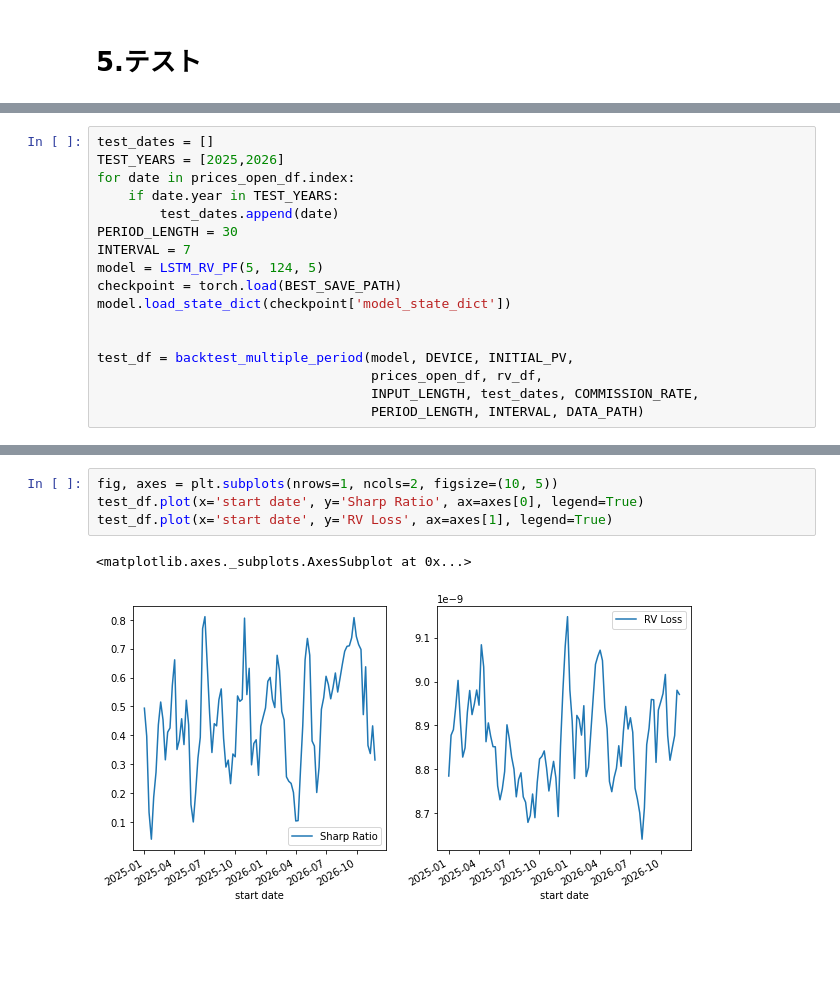
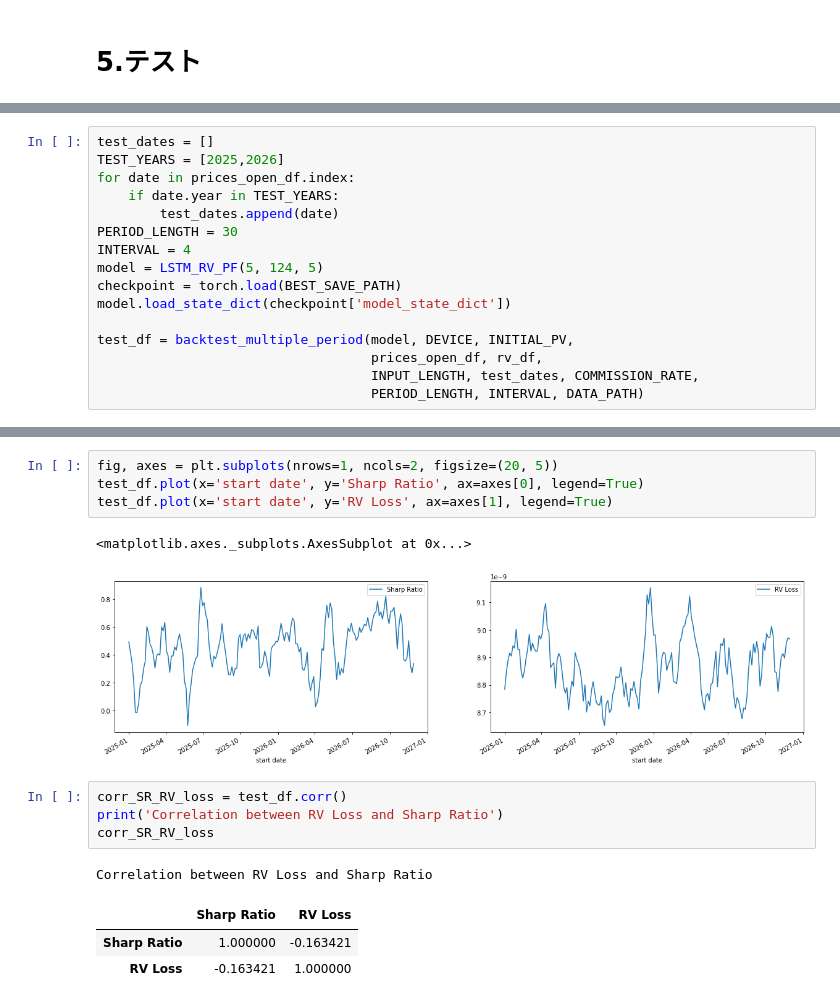
Before and after one commit to ryuji-hashimoto0110/RV_portfolio, a Jupyter notebook: notebooks/RV_PF_simulation.ipynb, the cells around one changed output, grey strips where cells are left out. Saved outputs shown, nothing was run; the diff lists cells and outputs as text; blank space fills up the shorter version.

```diff
--- a/notebooks/RV_PF_simulation.ipynb
+++ b/notebooks/RV_PF_simulation.ipynb
@@ -222,11 +233,10 @@ for date in prices_open_df.index:
     if date.year in TEST_YEARS:
         test_dates.append(date)
 PERIOD_LENGTH = 30
-INTERVAL = 7
+INTERVAL = 4
 model = LSTM_RV_PF(5, 124, 5)
 checkpoint = torch.load(BEST_SAVE_PATH)
 model.load_state_dict(checkpoint['model_state_dict'])
-
 
 test_df = backtest_multiple_period(model, DEVICE, INITIAL_PV,
                                    prices_open_df, rv_df,
@@ -251,7 +254,16 @@ test_df
 # %%
-fig, axes = plt.subplots(nrows=1, ncols=2, figsize=(10, 5))
+fig, axes = plt.subplots(nrows=1, ncols=2, figsize=(20, 5))
 test_df.plot(x='start date', y='Sharp Ratio', ax=axes[0], legend=True)
 test_df.plot(x='start date', y='RV Loss', ax=axes[1], legend=True)
 # %% [output]
 <matplotlib.axes._subplots.AxesSubplot at 0x...>
-[figure, old version]
+[figure, new version]
+# %%
+corr_SR_RV_loss = test_df.corr()
+print('Correlation between RV Loss and Sharp Ratio')
+corr_SR_RV_loss
+# %% [output]
+Correlation between RV Loss and Sharp Ratio
+|  | Sharp Ratio | RV Loss |
+| Sharp Ratio | 1.000000 | -0.163421 |
+| RV Loss | -0.163421 | 1.000000 |
```
Also changed, not shown: parts of 8 cells of this notebook.
